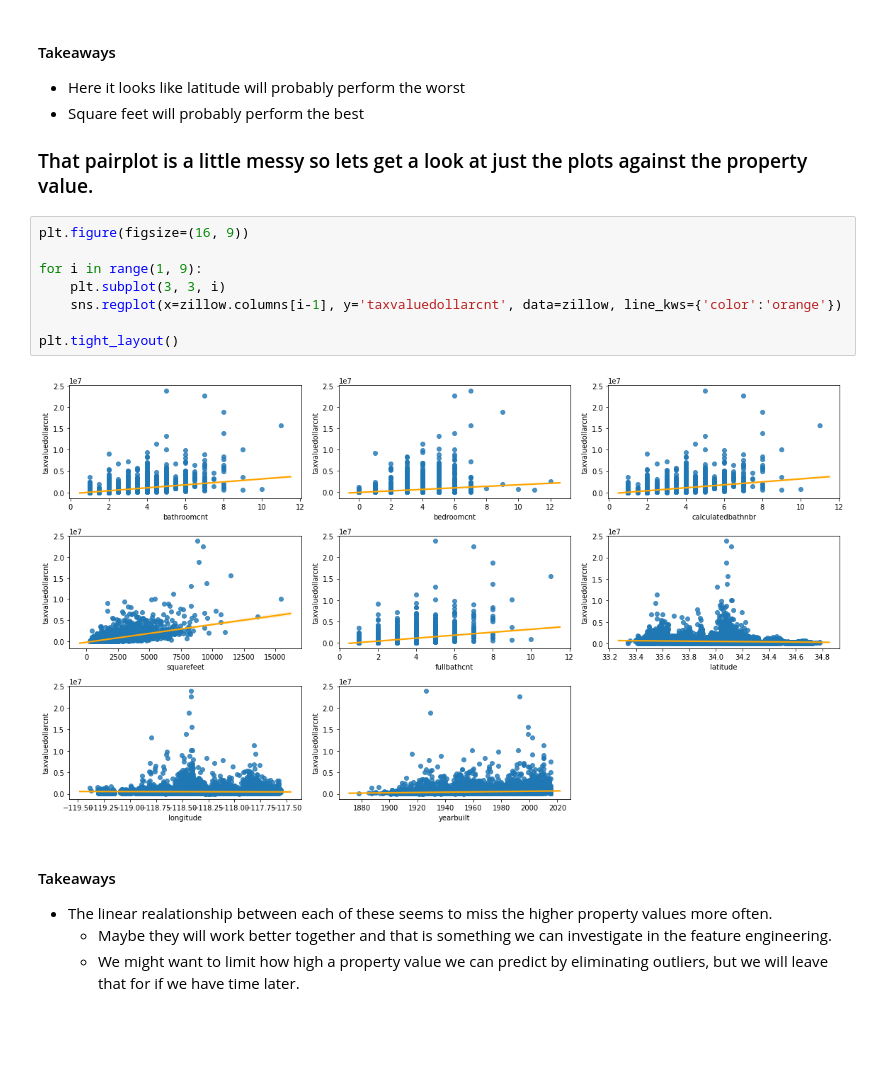
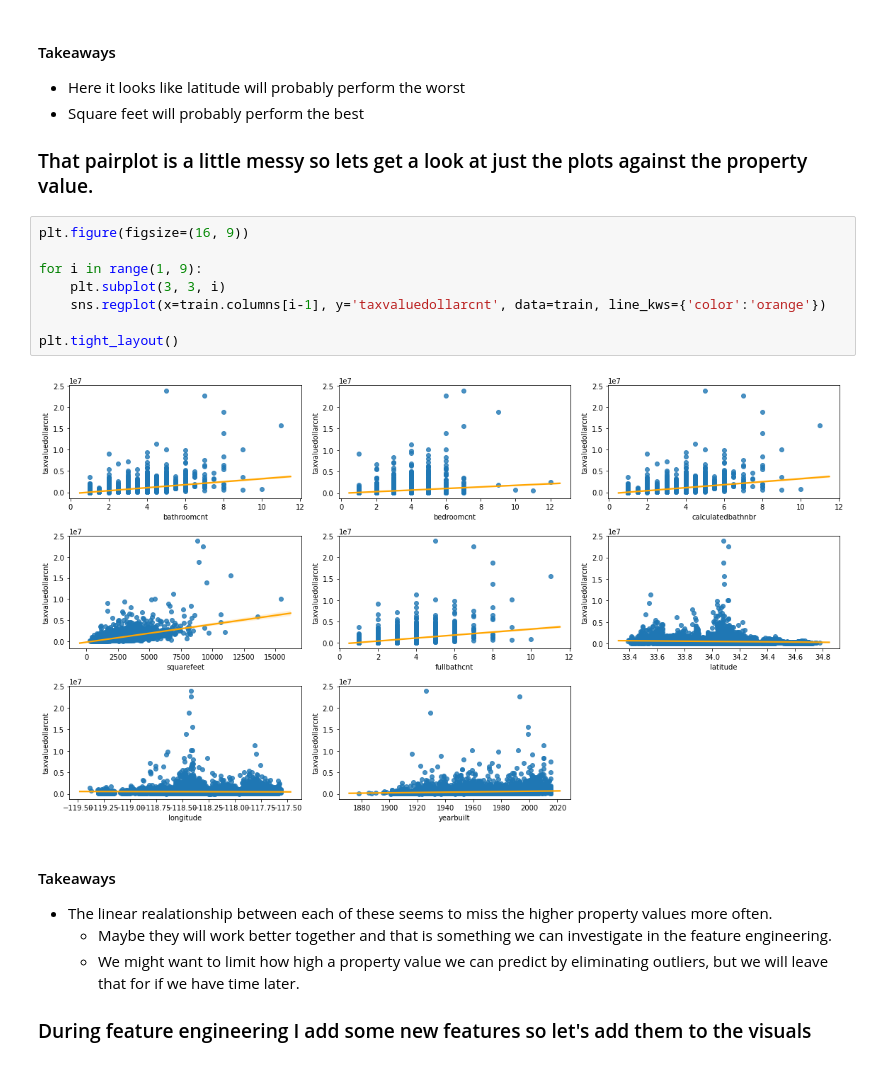
Before and after one commit to RyanMcCall/zillow_ds, a Jupyter notebook: exploration.ipynb, the cells around one changed output. Saved outputs shown, nothing was run; the diff lists cells and outputs as text; blank space fills up the shorter version.

```diff
--- a/exploration.ipynb
+++ b/exploration.ipynb
@@ -124,16 +124,18 @@ sns.heatmap(zillow.corr(), annot=True, cmap='Greens')
 # %%
 plt.figure(figsize=(16, 9))
 
 for i in range(1, 9):
     plt.subplot(3, 3, i)
-    sns.regplot(x=zillow.columns[i-1], y='taxvaluedollarcnt', data=zillow, line_kws={'color':'orange'})
+    sns.regplot(x=train.columns[i-1], y='taxvaluedollarcnt', data=train, line_kws={'color':'orange'})
 
 plt.tight_layout()
 # %% [output]
-[figure, old version]
+[figure, new version]
 # %% [markdown]
 #### Takeaways
 
 * The linear realationship between each of these seems to miss the higher property values more often.
     * Maybe they will work better together and that is something we can investigate in the feature engineering.
     * We might want to limit how high a property value we can predict by eliminating outliers, but we will leave that for if we have time later.
+
+### During feature engineering I add some new features so let's add them to the visuals
```
Also changed, not shown: parts of 10 cells of this notebook.
